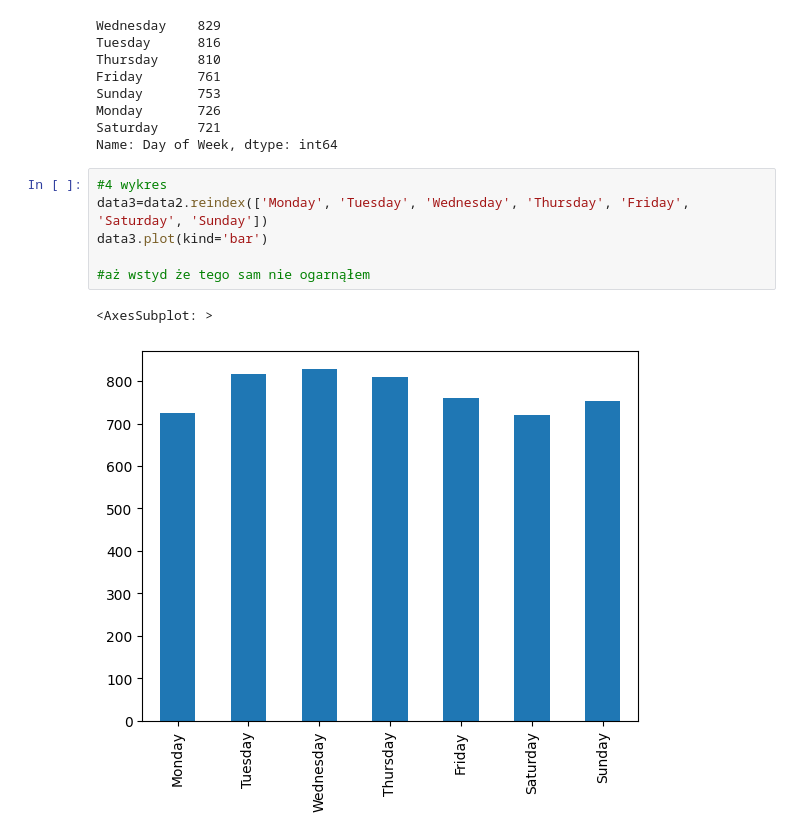
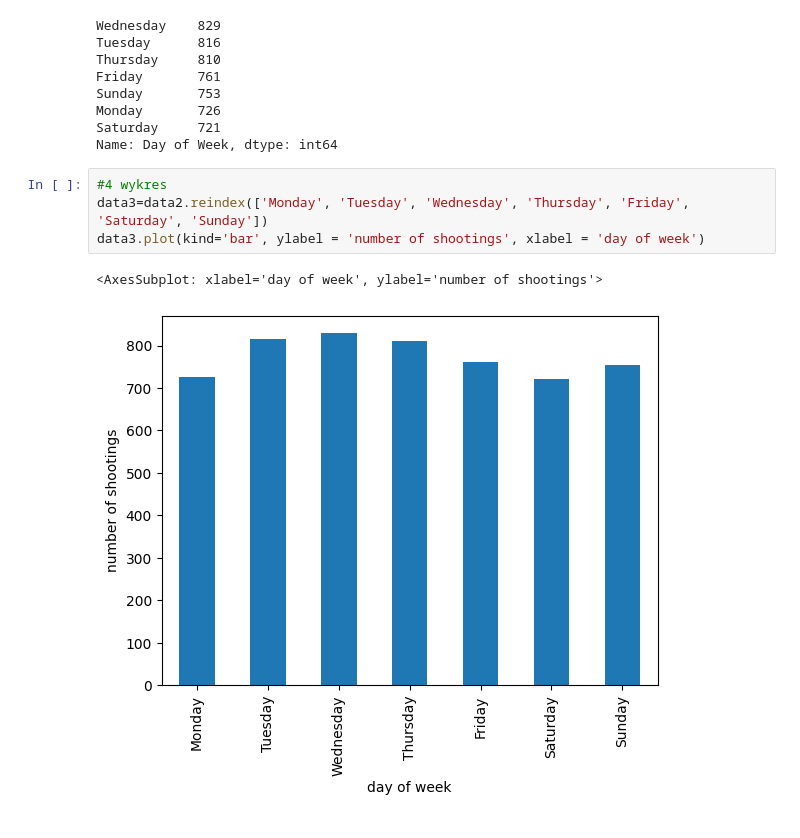
Before and after one commit to PiotrWitaszek/Crime, a Jupyter notebook: Crime.ipynb, the cells around one changed output. Cells and saved outputs as stored; diff of their text form.

```diff
--- a/Crime.ipynb
+++ b/Crime.ipynb
@@ -73,12 +95,10 @@ Name: Day of Week, dtype: int64
 # %%
 #4 wykres
 data3=data2.reindex(['Monday', 'Tuesday', 'Wednesday', 'Thursday', 'Friday', 'Saturday', 'Sunday'])
-data3.plot(kind='bar')
-
-#aż wstyd że tego sam nie ogarnąłem
+data3.plot(kind='bar', ylabel = 'number of shootings', xlabel = 'day of week')
 # %% [output]
-<AxesSubplot: >
+<AxesSubplot: xlabel='day of week', ylabel='number of shootings'>
-[figure, old version]
+[figure, new version]
 # %%
 #5 Wczytaj do projektu dane dotyczące populacji w poszczególnych stanach USA oraz dane dotyczące skrótów poszczególnych stanów.
 # Połącz te bazy danych w taki sposób, aby móc policzyć do ilu incydentów w bazie dotyczącej śmiertelnych interwencji doszło w przeliczeniu na 1000 mieszkańców każdego ze stanów.
```
Also changed, not shown: parts of 5 cells of this notebook.
